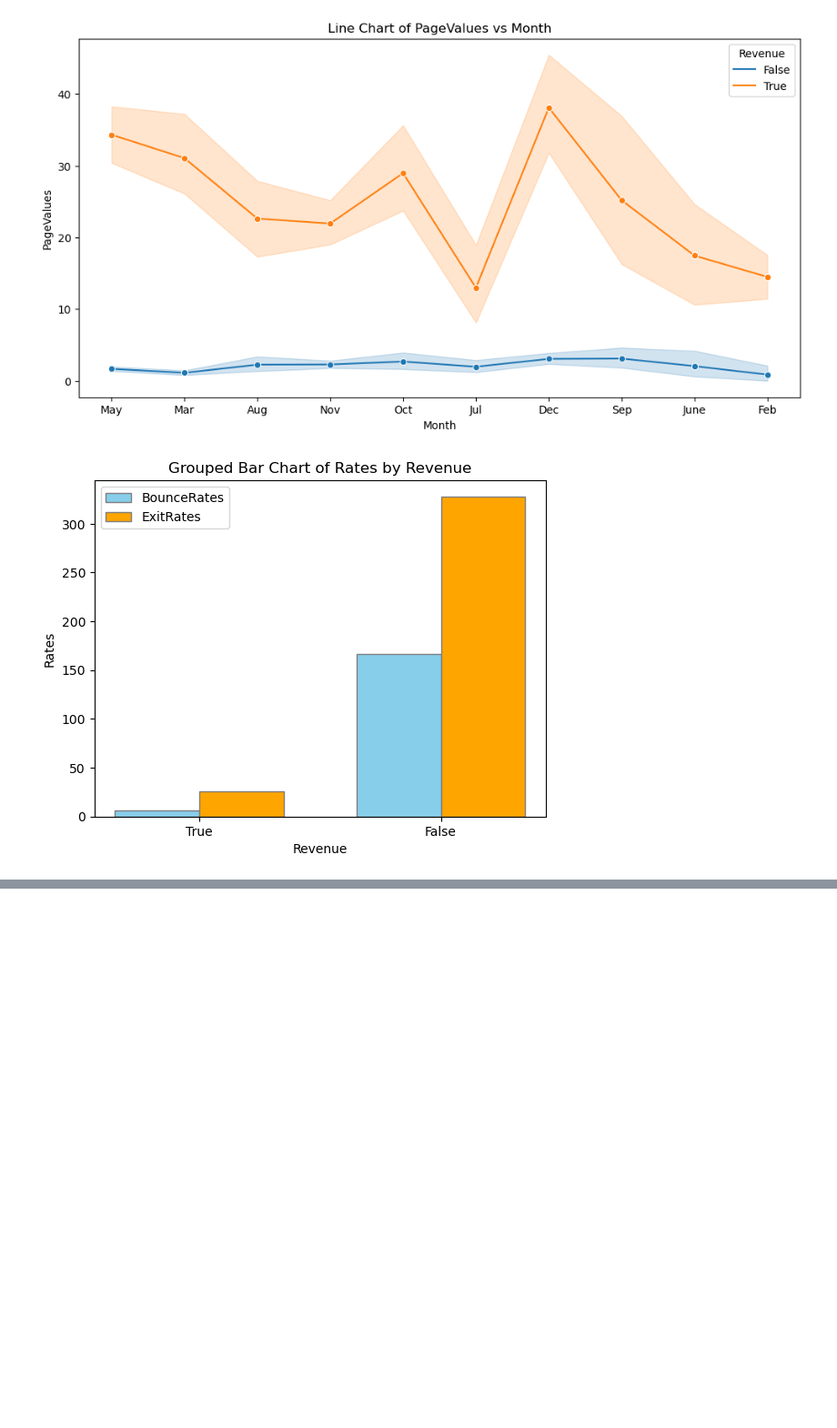
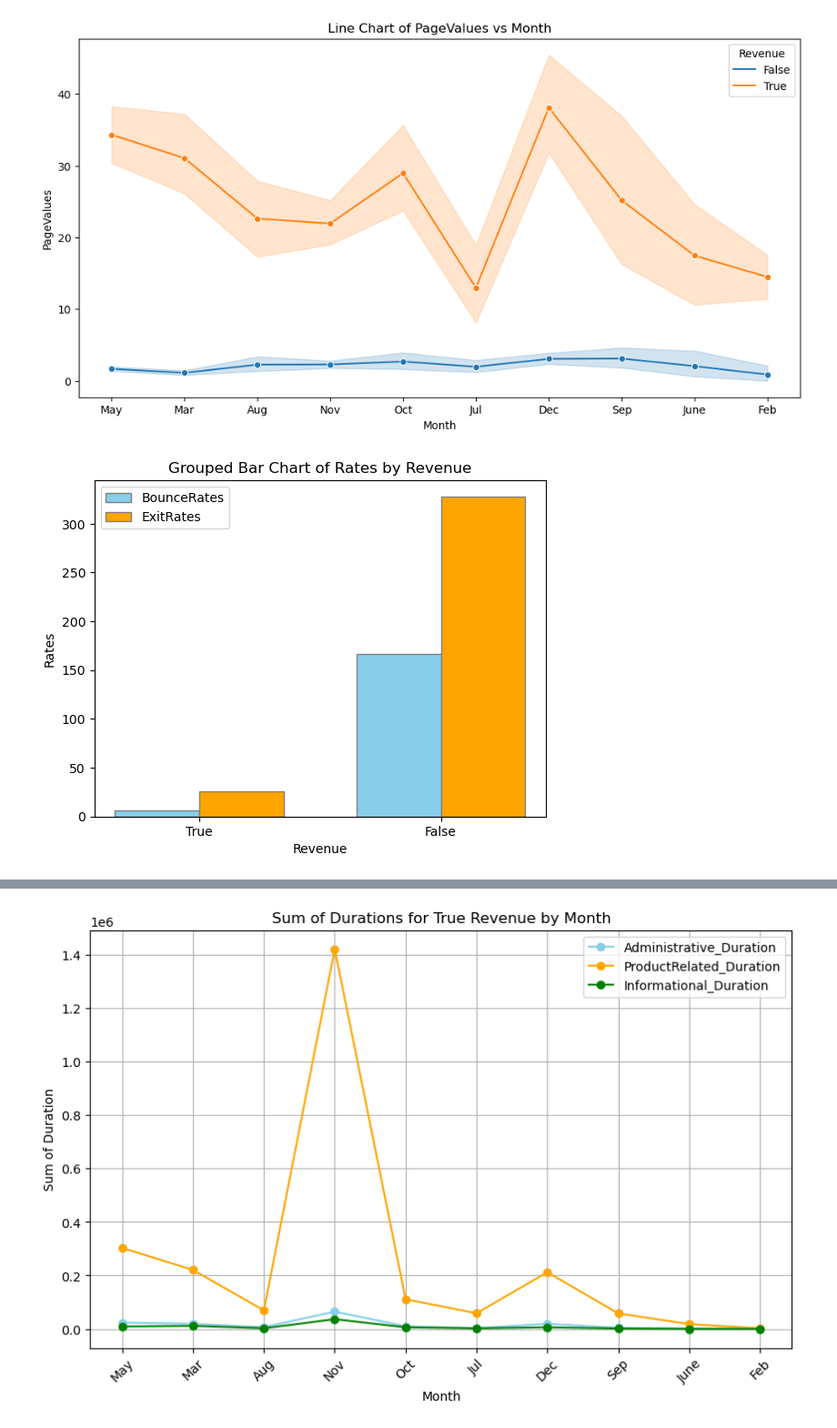
Before and after one commit to Hasii20/final_project, a Jupyter notebook: ML_Project3.ipynb, the cells around one changed output, grey strips where cells are left out. Shown at 91% size. Drawn from its saved outputs; the diff is of its cells as text; code cells hidden in the pictures; blank space fills up the shorter version.

```diff
--- a/ML_Project3.ipynb
+++ b/ML_Project3.ipynb
@@ -396,0 +525,64 @@ plt.show()
+# %%
+sums_by_month_administrative = []
+
+# Iterate over all months
+for month in train_df['Month'].unique():
+    # Filter the DataFrame for True revenue and the current month
+    filtered_df = train_df[(train_df['Revenue'] == True) & (train_df['Month'] == month)]
+    # Calculate the sum of Administrative_Duration for the filtered DataFrame
+    sum_administrative_duration_revenue_true = filtered_df['Administrative_Duration'].sum()
+    # Append the sum to the list
+    sums_by_month_administrative.append((month, sum_administrative_duration_revenue_true))
+
+# Extracting months and sums from the list of tuples for Administrative_Duration
+months_administrative = [month for month, _ in sums_by_month_administrative]
+totals_administrative = [total for _, total in sums_by_month_administrative]
+
+# List to store the sums for each month for ProductRelated_Duration
+sums_by_month_product_related = []
+
+# Iterate over all months
+for month in train_df['Month'].unique():
+    # Filter the DataFrame for True revenue and the current month
+    filtered_df = train_df[(train_df['Revenue'] == True) & (train_df['Month'] == month)]
+    # Calculate the sum of ProductRelated_Duration for the filtered DataFrame
+    sum_product_related_duration_revenue_true = filtered_df['ProductRelated_Duration'].sum()
+    # Append the sum to the list
+    sums_by_month_product_related.append((month, sum_product_related_duration_revenue_true))
+
+# Extracting months and sums from the list of tuples for ProductRelated_Duration
+months_product_related = [month for month, _ in sums_by_month_product_related]
+totals_product_related = [total for _, total in sums_by_month_product_related]
+
+# List to store the sums for each month for Informational_Duration
+sums_by_month_informational = []
+
+# Iterate over all months
+for month in train_df['Month'].unique():
+    # Filter the DataFrame for True revenue and the current month
+    filtered_df = train_df[(train_df['Revenue'] == True) & (train_df['Month'] == month)]
+    # Calculate the sum of Informational_Duration for the filtered DataFrame
+    sum_informational_duration_revenue_true = filtered_df['Informational_Duration'].sum()
+    # Append the sum to the list
+    sums_by_month_informational.append((month, sum_informational_duration_revenue_true))
+
+# Extracting months and sums from the list of tuples for Informational_Duration
+months_informational = [month for month, _ in sums_by_month_informational]
+totals_informational = [total for _, total in sums_by_month_informational]
+
+# Plotting the line charts for Administrative_Duration, ProductRelated_Duration, and Informational_Duration
+plt.figure(figsize=(10, 6))
+
+plt.plot(months_administrative, totals_administrative, marker='o', color='skyblue', linestyle='-', label='Administrative_Duration')
+plt.plot(months_product_related, totals_product_related, marker='o', color='orange', linestyle='-', label='ProductRelated_Duration')
+plt.plot(months_informational, totals_informational, marker='o', color='green', linestyle='-', label='Informational_Duration')
+
+plt.title('Sum of Durations for True Revenue by Month')
+plt.xlabel('Month')
+plt.ylabel('Sum of Duration')
+plt.xticks(rotation=45)
+plt.grid(True)
+plt.legend()
+plt.show()
+# %% [output]
+[figure, added]
```
Also changed, not shown: parts of 5 cells of this notebook.
